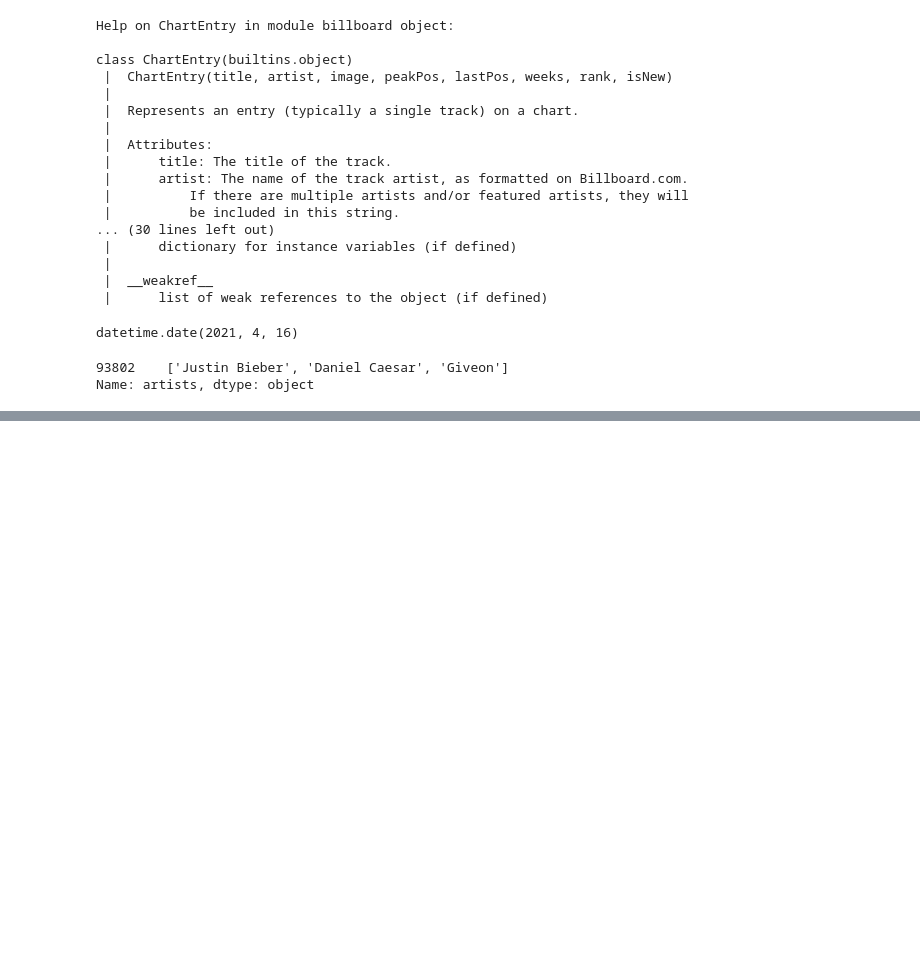
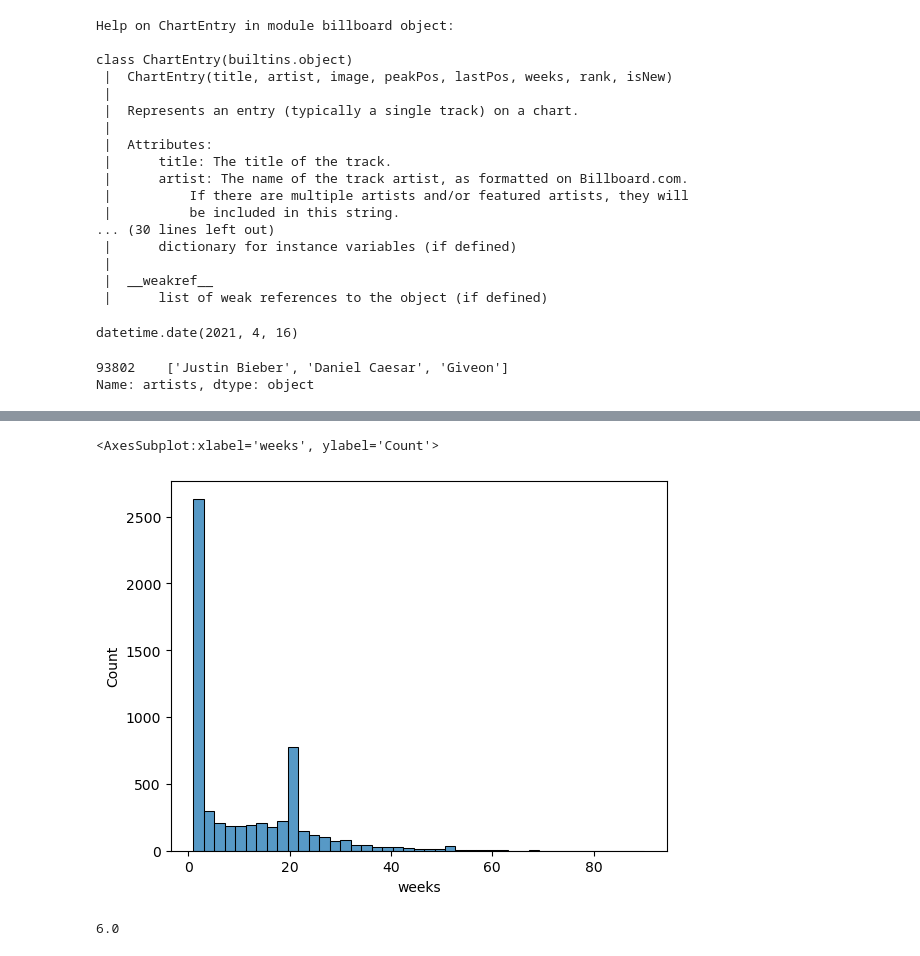
Before and after one commit to xRiku/gp-ufes, a Jupyter notebook: billboard_x_spotify.ipynb, the cells around one changed output, grey strips where cells are left out. Drawn from its saved outputs; the diff is of its cells as text; code cells hidden in the pictures; blank space fills up the shorter version.

```diff
--- a/billboard_x_spotify.ipynb
+++ b/billboard_x_spotify.ipynb
@@ -225,3 +176,14 @@ entries.sort_values('points', ascending=False)
+# %%
+sns.histplot(data=sanitized_entries, x='weeks')
+# %% [output]
+<AxesSubplot:xlabel='weeks', ylabel='Count'>
+[figure, added]
+# %%
+# Pelo gráfico é possível observar que a mediana é uma medida de centralização muito melhor
+# que a média neste caso.
+sanitized_entries['weeks'].median()
+# %% [output]
+6.0
 # %%
 # Coluna de artistas é uma string e não uma lista de strings
 df.dtypes
```
Also changed, not shown: parts of 27 cells of this notebook.
